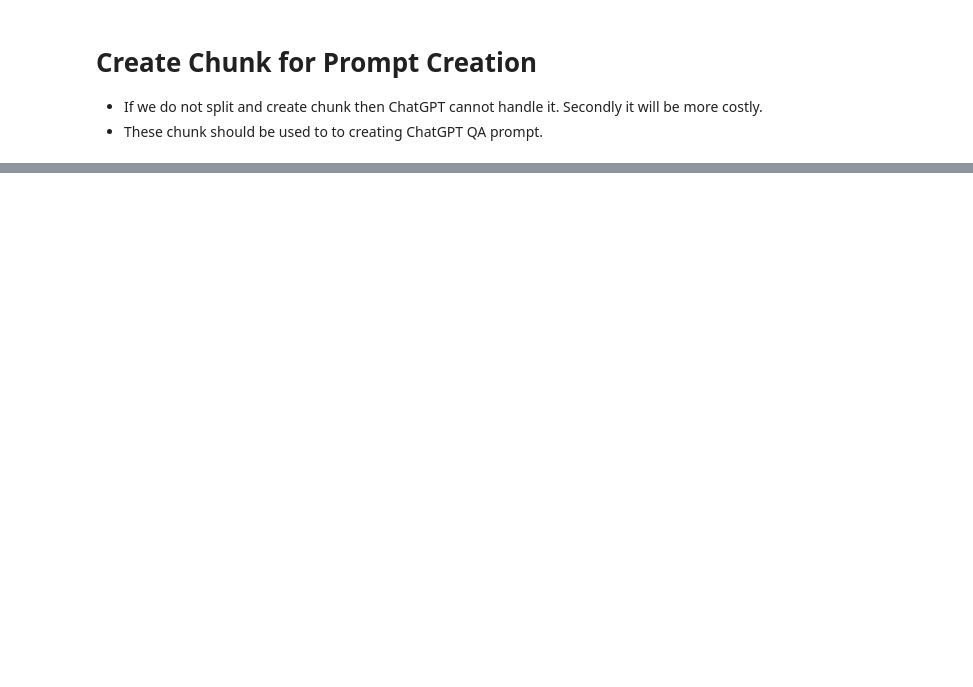
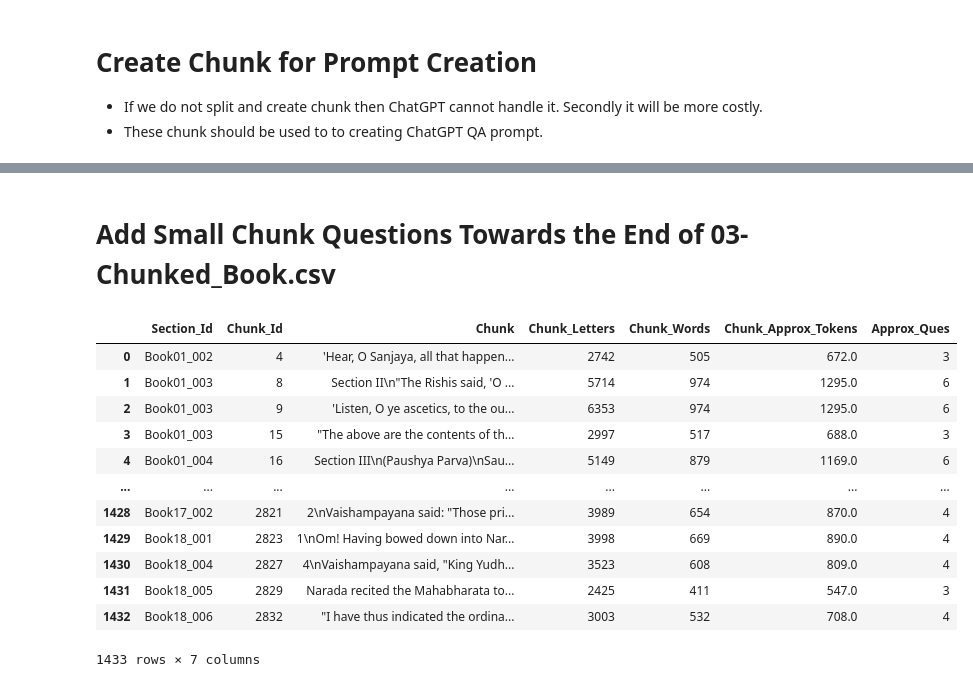
Before and after one commit to dasarpai/HBQA, a Jupyter notebook: 03-Text-Splitting.ipynb, the cells around one changed output, grey strips where cells are left out. Drawn from its saved outputs; the diff is of its cells as text; code cells hidden in the pictures; blank space fills up the shorter version.

```diff
--- a/03-Text-Splitting.ipynb
+++ b/03-Text-Splitting.ipynb
@@ -338,0 +311,19 @@ len(df['Chunk'][0])
+# %% [markdown]
+# Add Small Chunk Questions Towards the End of 03-Chunked_Book.csv
+# %%
+df_chunks = pd.read_csv(datapath + '03-Chunked_Book.csv')
+df_chunks
+# %% [output]
+|  | Section_Id | Chunk_Id | Chunk | Chunk_Letters | Chunk_Words | Chunk_Approx_Tokens | Approx_Ques |
+| 0 | Book01_002 | 4 | 'Hear, O Sanjaya, all that happen... | 2742 | 505 | 672.0 | 3 |
+| 1 | Book01_003 | 8 | Section II\n"The Rishis said, 'O ... | 5714 | 974 | 1295.0 | 6 |
+| 2 | Book01_003 | 9 | 'Listen, O ye ascetics, to the ou... | 6353 | 974 | 1295.0 | 6 |
+| 3 | Book01_003 | 15 | "The above are the contents of th... | 2997 | 517 | 688.0 | 3 |
+| 4 | Book01_004 | 16 | Section III\n(Paushya Parva)\nSau... | 5149 | 879 | 1169.0 | 6 |
+| ... | ... | ... | ... | ... | ... | ... | ... |
+| 1428 | Book17_002 | 2821 | 2\nVaishampayana said: "Those pri... | 3989 | 654 | 870.0 | 4 |
+| 1429 | Book18_001 | 2823 | 1\nOm! Having bowed down into Nar... | 3998 | 669 | 890.0 | 4 |
+| 1430 | Book18_004 | 2827 | 4\nVaishampayana said, "King Yudh... | 3523 | 608 | 809.0 | 4 |
+| 1431 | Book18_005 | 2829 | Narada recited the Mahabharata to... | 2425 | 411 | 547.0 | 3 |
+| 1432 | Book18_006 | 2832 | "I have thus indicated the ordina... | 3003 | 532 | 708.0 | 4 |
+1433 rows × 7 columns
```
Also changed, not shown: parts of 33 cells of this notebook, 13 other files.
